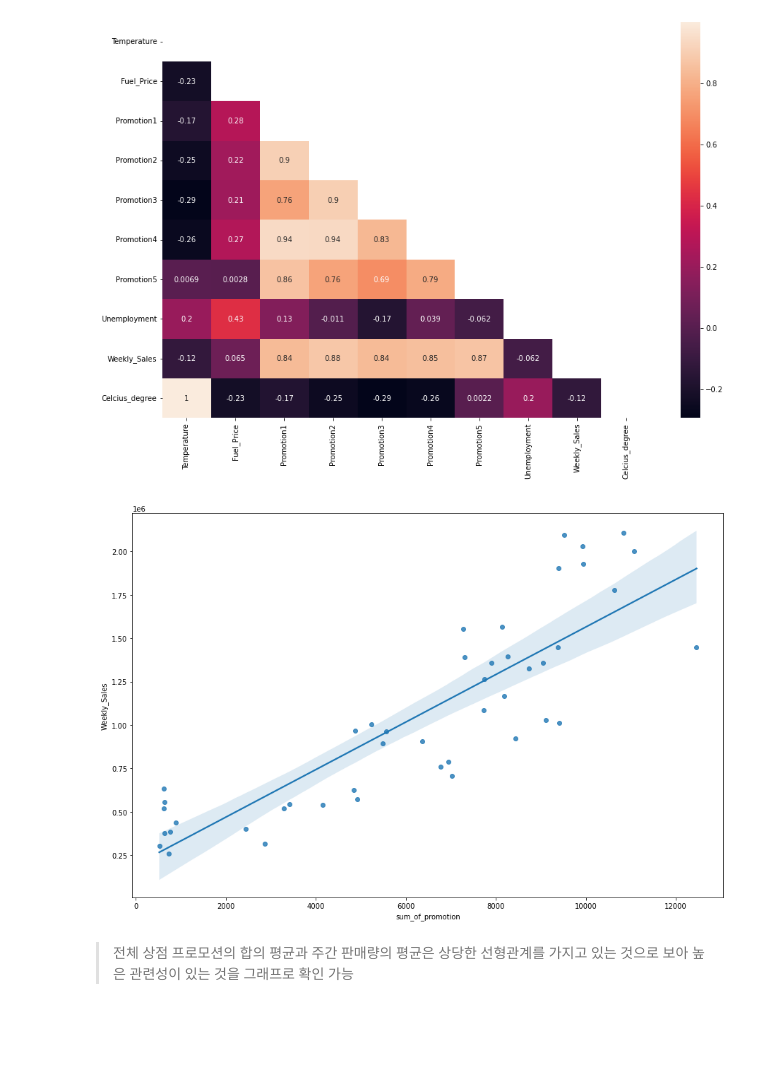
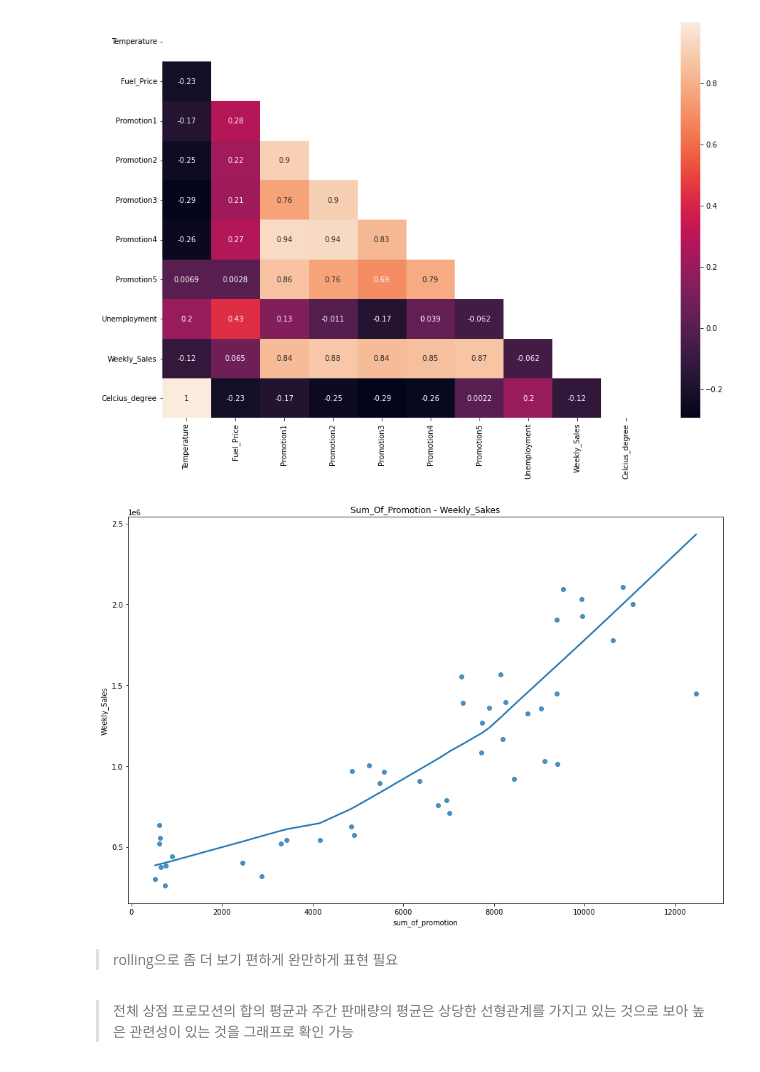
Before and after one commit to jsw6872/DataScience-ML-Spring, a Jupyter notebook: teamlabxinflearn/week_4/vizualization/assignment/sales_shopping_mall_branch.ipynb, the cells around one changed output. Saved outputs shown, nothing was run; the diff lists cells and outputs as text; code cells hidden in the pictures; blank space fills up the shorter version.

```diff
--- a/teamlabxinflearn/week_4/vizualization/assignment/sales_shopping_mall_branch.ipynb
+++ b/teamlabxinflearn/week_4/vizualization/assignment/sales_shopping_mall_branch.ipynb
@@ -164,7 +171,8 @@ for i in range(len(quarter)):
     fig.add_shape(type = 'line', x0 = f'2012-{quarter[i]}-01', y0 = 0, x1 = f'2012-{quarter[i]}-01', y1 =1, xref='x', yref='paper',
                   line = {'color' : 'green'})
     fig.add_shape(type = 'rect', x0 = f'2012-{quarter[i]}-01', y0 = 0, x1 = f'2012-{quarter[0] if i//3 == 1 else quarter[i+1]}-01', y1 =1,
-              fillcolor = color[i],opacity = 0.1, line = {'width' : 0}, xref='x',yref='paper')
+              fillcolor = color[i],opacity = 0.1, line = {'width' : 0}, xref='x',yref='paper', name = 'Fall')
+
 fig.show()
 # %% [markdown]
 ### 2. 프로모션 수치가 높을 수록 주간 매출액은 높을 것이다
@@ -181,13 +189,15 @@ shop_df['sum_of_promotion'] = shop_df[['Promotion1','Promotion2','Promotion3','P
 # %%
 plt.figure(figsize=(15, 10))
 
 sns.regplot(
-    data=shop_df.groupby('Store').mean(), x='sum_of_promotion', y="Weekly_Sales",
+    data=shop_df.groupby('Store').mean(), x='sum_of_promotion', y="Weekly_Sales", lowess=True
 )
 
+plt.title('Sum_Of_Promotion - Weekly_Sakes')
+
 plt.show()
 # %% [output]
-[figure, old version]
+[figure, new version]
 # %%
 fig = ms(specs=[[{'secondary_y': True}]])
 
@@ -206,4 +218,6 @@ fig.add_trace(go.Scatter(x = shop_df.groupby('Date').mean().index,
 fig.show()
+# %% [markdown]
+> rolling으로 좀 더 보기 편하게 완만하게 표현 필요
 # %% [markdown]
 > 전체 상점 프로모션의 합의 평균과 주간 판매량의 평균은 상당한 선형관계를 가지고 있는 것으로 보아 높은 관련성이 있는 것을 그래프로 확인 가능
 # %%
```
Also changed, not shown: parts of 13 cells of this notebook.
